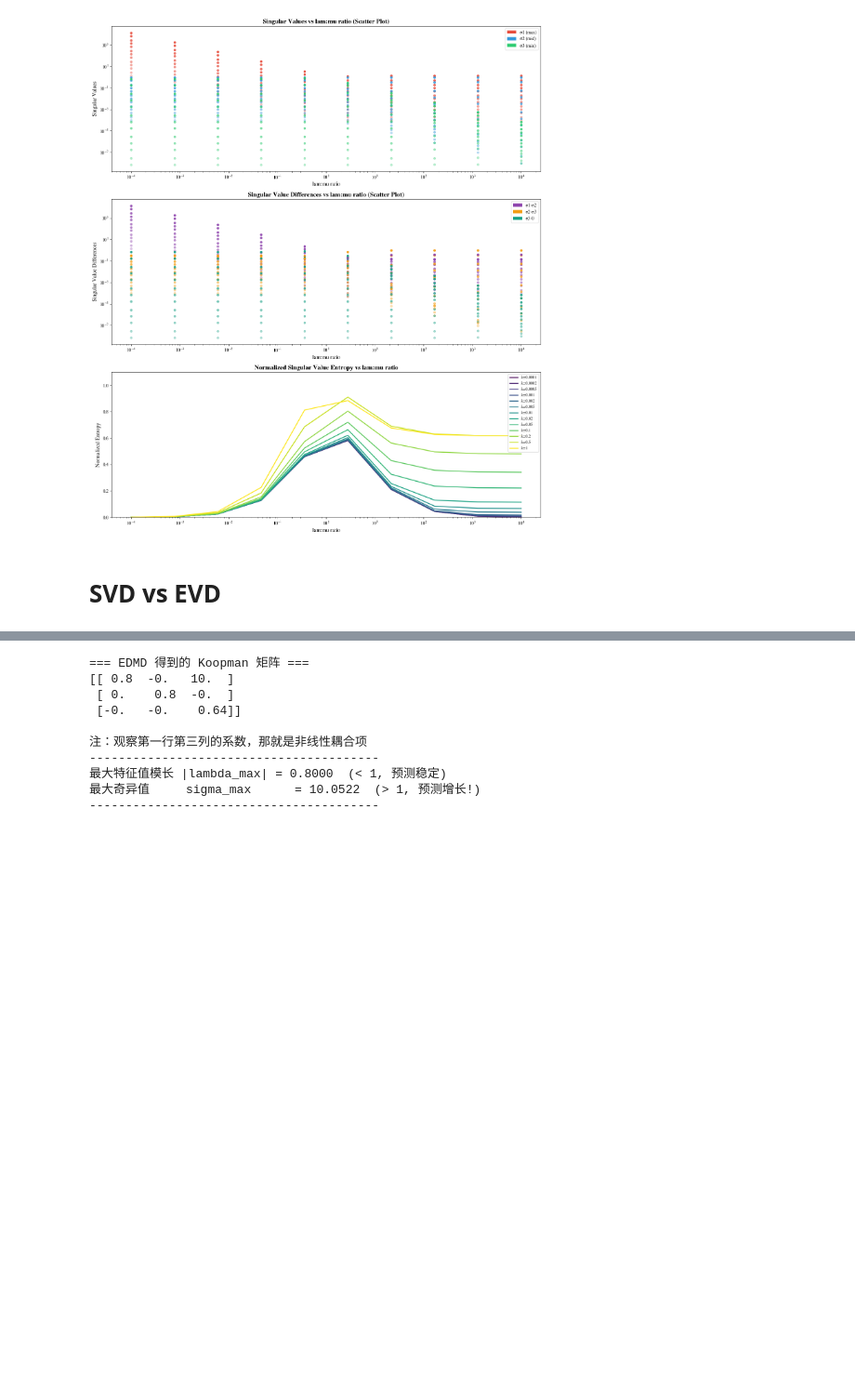
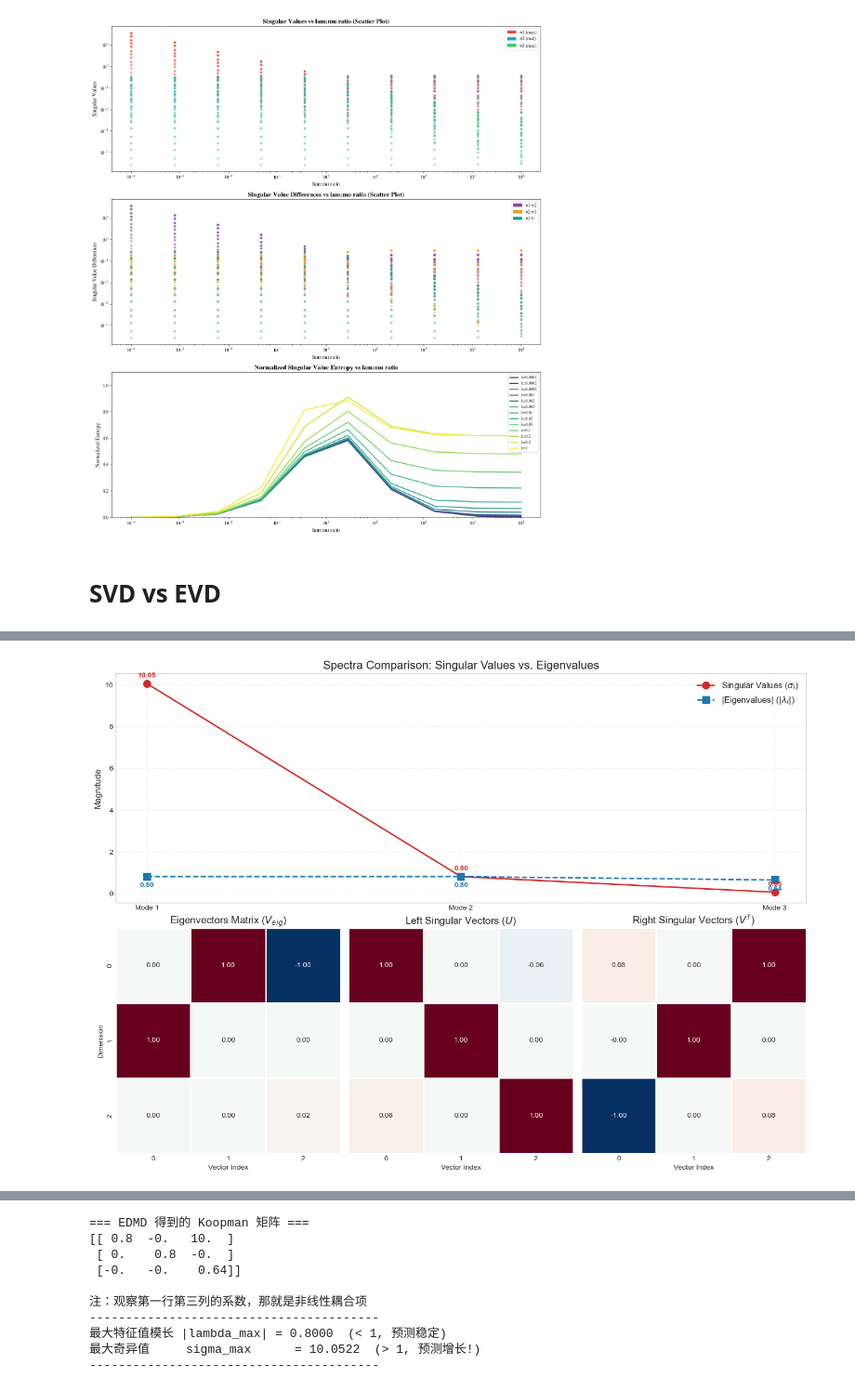
Before and after one commit to Matthew-ymz/koopCE, a Jupyter notebook: notebooks/toy_examp_analysis.ipynb, the cells around one changed output, grey strips where cells are left out. Shown at 93% size. Saved outputs shown, nothing was run; the diff lists cells and outputs as text; code cells hidden in the pictures; blank space fills up the shorter version.

```diff
--- a/notebooks/toy_examp_analysis.ipynb
+++ b/notebooks/toy_examp_analysis.ipynb
@@ -322,0 +399,96 @@ lam:mu比值范围: [10^-4, 10^4]
+# %%
+import numpy as np
+import matplotlib.pyplot as plt
+import seaborn as sns
+
+# 1. Define the Matrix A
+A = np.array([
+    [0.8, 0.0, 10.0],
+    [0.0, 0.8, 0.0],
+    [0.0, 0.0, 0.64]
+])
+
+# 2. Computations
+
+# Eigenvalue Decomposition
+eig_vals, eig_vecs = np.linalg.eig(A)
+# Sort eigenvalues by magnitude (descending) for better visualization
+idx = np.argsort(np.abs(eig_vals))[::-1]
+eig_vals_sorted = eig_vals[idx]
+eig_vecs_sorted = eig_vecs[:, idx]
+
+# Singular Value Decomposition (SVD)
+# A = U * Sigma * Vt
+U, S, Vt = np.linalg.svd(A)
+
+# 3. Visualization
+
+# Set up the figure structure
+plt.style.use('seaborn-v0_8-whitegrid')
+fig = plt.figure(figsize=(14, 10))
+
+# --- Plot 1: Spectra Comparison (Eigenvalues vs Singular Values) ---
+ax1 = fig.add_subplot(2, 1, 1)
+
+# Plot Singular Values
+ax1.plot(range(1, 4), S, 'o-', color='#d62728', linewidth=2, markersize=10, label='Singular Values ($\sigma_i$)')
+
+# Plot Eigenvalues (Absolute magnitude)
+ax1.plot(range(1, 4), np.abs(eig_vals_sorted), 's--', color='#1f77b4', linewidth=2, markersize=10, label='|Eigenvalues| ($|\lambda_i|$)')
+
+# Annotate values
+for i, val in enumerate(S):
+    ax1.text(i+1, val + 0.3, f"{val:.2f}", ha='center', color='#d62728', fontweight='bold')
+for i, val in enumerate(np.abs(eig_vals_sorted)):
+    ax1.text(i+1, val - 0.5, f"{val:.2f}", ha='center', color='#1f77b4', fontweight='bold')
+
+ax1.set_title('Spectra Comparison: Singular Values vs. Eigenvalues', fontsize=16)
+ax1.set_xticks([1, 2, 3])
+ax1.set_xticklabels(['Mode 1', 'Mode 2', 'Mode 3'])
+ax1.set_ylabel('Magnitude', fontsize=12)
+ax1.legend(fontsize=12)
+ax1.grid(True, linestyle=':', alpha=0.6)
+
+
+# --- Plot 2: Vector Matrices Visualization (Heatmaps) ---
+# Create a row of 3 subplots for the matrices
+ax2 = fig.add_subplot(2, 3, 4)
+ax3 = fig.add_subplot(2, 3, 5)
+ax4 = fig.add_subplot(2, 3, 6)
+
+heatmap_args = {
+    'annot': True,
+    'fmt': ".2f",
+    'cmap': "RdBu_r",
+    'center': 0,
+    'cbar': False,
+    'square': True,
+    'linewidths': 1
+}
+
+# Eigenvectors
+sns.heatmap(eig_vecs_sorted, ax=ax2, **heatmap_args)
+ax2.set_title('Eigenvectors Matrix ($V_{eig}$)', fontsize=14)
+ax2.set_xlabel('Vector Index')
+ax2.set_ylabel('Dimension')
+
+# Left Singular Vectors (U)
+sns.heatmap(U, ax=ax3, **heatmap_args)
+ax3.set_title('Left Singular Vectors ($U$)', fontsize=14)
+ax3.set_xlabel('Vector Index')
+ax3.set_yticks([]) # Hide y ticks for cleaner look
+
+# Right Singular Vectors (V^T)
+sns.heatmap(Vt, ax=ax4, **heatmap_args)
+ax4.set_title('Right Singular Vectors ($V^T$)', fontsize=14)
+ax4.set_xlabel('Vector Index')
+ax4.set_yticks([])
+
+plt.tight_layout()
+plt.show()
+
+# Print text results for verification
+print("Eigenvalues:", eig_vals)
+print("Singular Values:", S)
+# %% [output]
+[figure, added]
```
Also changed, not shown: parts of 2 cells of this notebook, 2 other files.
